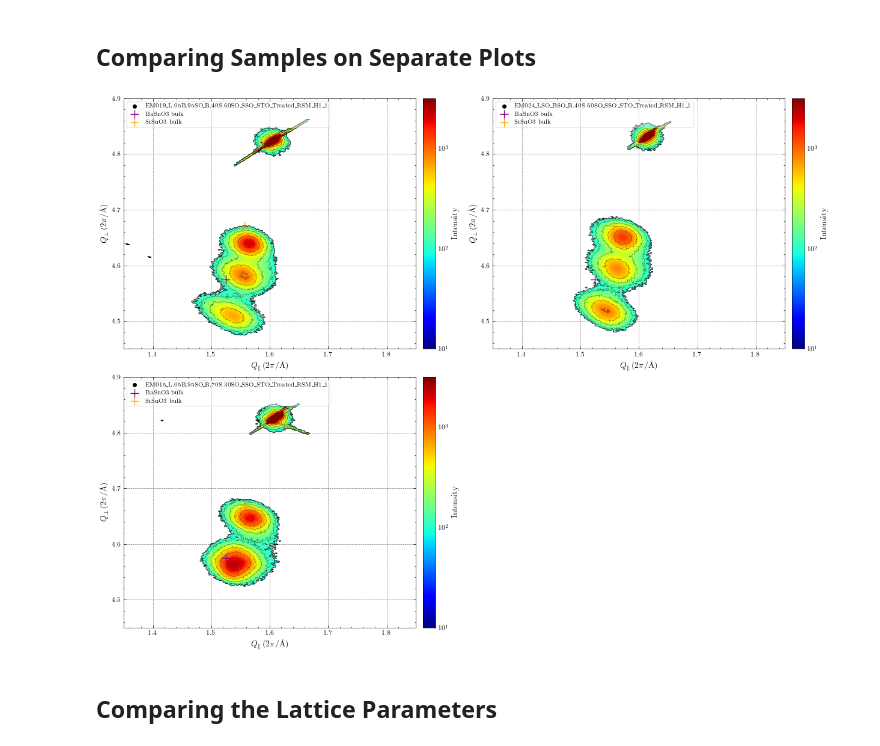
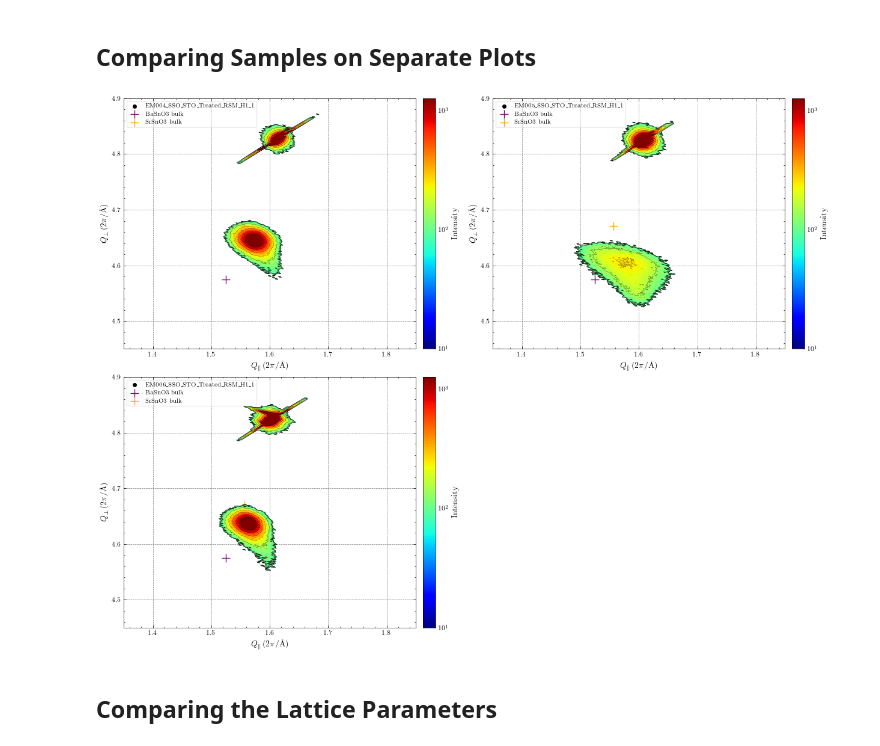
Before and after one commit to hc3413/Thin_Film_Analysis, a Jupyter notebook: RSM_Analysis.ipynb, the cells around one changed output. Saved outputs shown, nothing was run; the diff lists cells and outputs as text; code cells hidden in the pictures.

```diff
--- a/RSM_Analysis.ipynb
+++ b/RSM_Analysis.ipynb
@@ -132,16 +142,18 @@ fig1 = RSM_plot_sep(dat = single_dat,threshold_filt = 1, grid_filt = 1, resoluti
 # %%
 #def plot_2D_comparison(dat: tuple = None, threshold_filt: float = 0, log_scale: bool = True, x_lim = None, y_lim = None, plot_type: str = 'scatter', ax_unit: str = 'reciprocal'):
 
-sep_data_in = [RSM_EM019, RSM_EM024, RSM_EM015]#[RSM_HC001,RSM_HC002,RSM_HC006, RSM_HC008, RSM_HC009, RSM_HC011, RSM_HC014, RSM_HC012, RSM_HC013, RSM_HC015, RSM_HC017, RSM_HC018, RSM_DR004] # Note that the function takes the first item
-fig2 = RSM_plot_sep(dat = sep_data_in, threshold_filt = 10, grid_filt = 90, resolution_scaling=3, plot_type = 'mesh',
+sep_data_in = [RSM_EM004, RSM_EM005, RSM_EM006]#[RSM_HC001,RSM_HC002,RSM_HC006, RSM_HC008, RSM_HC009, RSM_HC011, RSM_HC014, RSM_HC012, RSM_HC013, RSM_HC015, RSM_HC017, RSM_HC018, RSM_DR004] # Note that the function takes the first item
+fig2 = RSM_plot_sep(dat = sep_data_in, threshold_filt = 50, grid_filt = 90, resolution_scaling=1, plot_type = 'mesh',
                     ax_unit='reciprocal',#x_lim = [1.45, 1.75], y_lim = [4.5, 4.7],
                     x_lim = [1.35, 1.85], y_lim = [4.45, 4.9],
-                    show_key=True, intensity_lim=[1, 3.5])#,x_lim = [2.8, 5.2], y_lim = [3.8, 4.2])
+                    show_key=True, intensity_lim=[1,3.1],
+                    denoise_size=50,
+                    )#,x_lim = [2.8, 5.2], y_lim = [3.8, 4.2])
 
 
 fig2.savefig(f'{sep_data_in[0].folder_path}/RSMsep.png', dpi=600, bbox_inches='tight', transparent=True)
 # %% [output]
-[figure, old version]
+[figure, new version]
 # %% [markdown]
 ## Comparing the Lattice Parameters
 # %%
```
Also changed, not shown: parts of 16 cells of this notebook, 1 other file.
